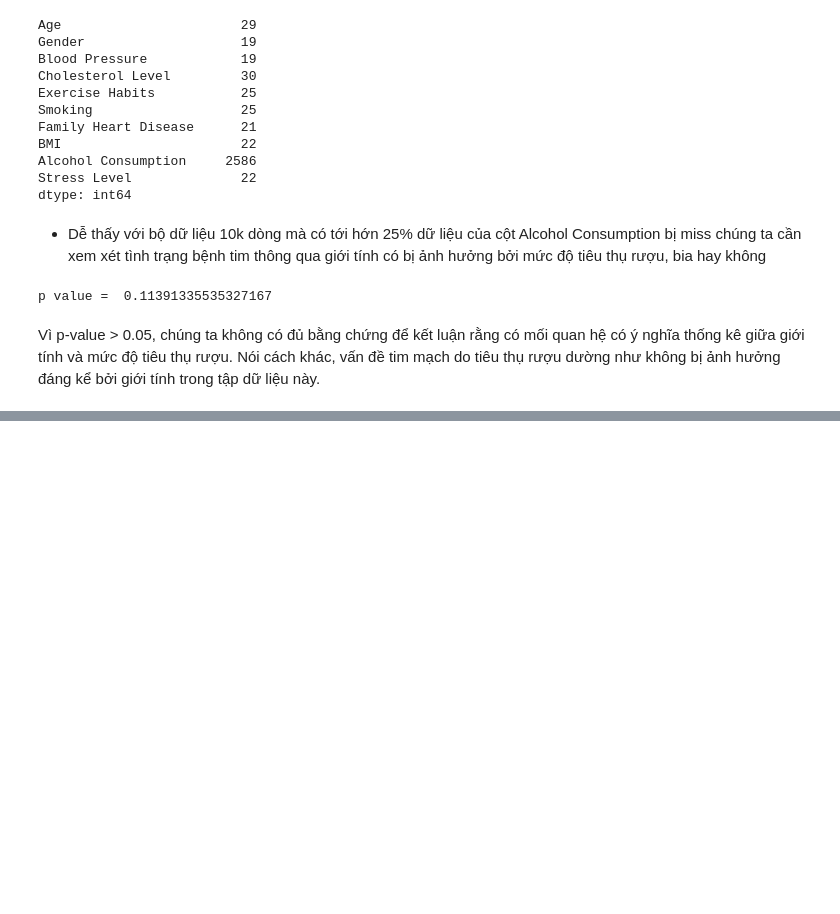
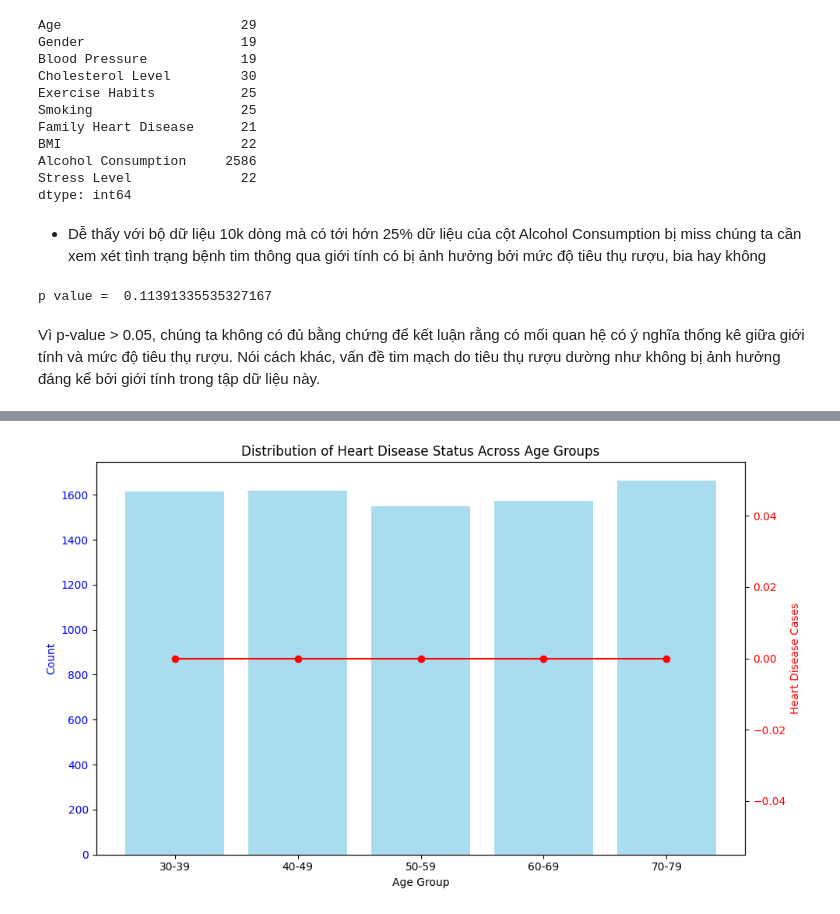
Before and after one commit to vongagh094/DataVisualization, a Jupyter notebook: data/colunm.ipynb, the cells around one changed output, grey strips where cells are left out. Drawn from its saved outputs; the diff is of its cells as text; code cells hidden in the pictures; blank space fills up the shorter version.

```diff
--- a/data/colunm.ipynb
+++ b/data/colunm.ipynb
@@ -100,0 +101,38 @@ TypeError: '<' not supported between instances of 'str' and 'float'
+# %%
+import matplotlib.pyplot as plt
+
+df['Heart Disease Status'] = df['Heart Disease Status'].map({'Yes': 1, 'No': 0})
+
+# Xác định nhóm tuổi
+bins = list(range(30, 81, 10))  # Nhóm tuổi: 30-39, 40-49, ..., 70-79
+labels = [f"{b}-{b+9}" for b in bins[:-1]]
+
+# Phân nhóm tuổi
+df['Age Group'] = pd.cut(df['Age'], bins=bins, labels=labels, right=False)
+
+# Đếm số lượng người trong mỗi nhóm tuổi
+age_group_counts = df['Age Group'].value_counts().sort_index()
+
+# Tính tổng số ca bệnh tim trong mỗi nhóm tuổi
+heart_disease_counts = df.groupby('Age Group')['Heart Disease Status'].sum()
+
+# Vẽ biểu đồ
+fig, ax1 = plt.subplots(figsize=(10, 6))
+
+# Biểu đồ histogram cho nhóm tuổi
+ax1.bar(age_group_counts.index, age_group_counts.values, color='skyblue', alpha=0.7, label='Age Group Count')
+ax1.set_xlabel('Age Group')
+ax1.set_ylabel('Count', color='blue')
+ax1.tick_params(axis='y', labelcolor='blue')
+
+# Biểu đồ đường cho số ca bệnh tim
+ax2 = ax1.twinx()
+ax2.plot(heart_disease_counts.index, heart_disease_counts.values, marker='o', color='red', label='Heart Disease Cases')
+ax2.set_ylabel('Heart Disease Cases', color='red')
+ax2.tick_params(axis='y', labelcolor='red')
+
+plt.title('Distribution of Heart Disease Status Across Age Groups')
+fig.tight_layout()
+plt.show()
+# %% [output]
+[figure, added]
```
Also changed, not shown: parts of 1 cell of this notebook, 2 other files.
